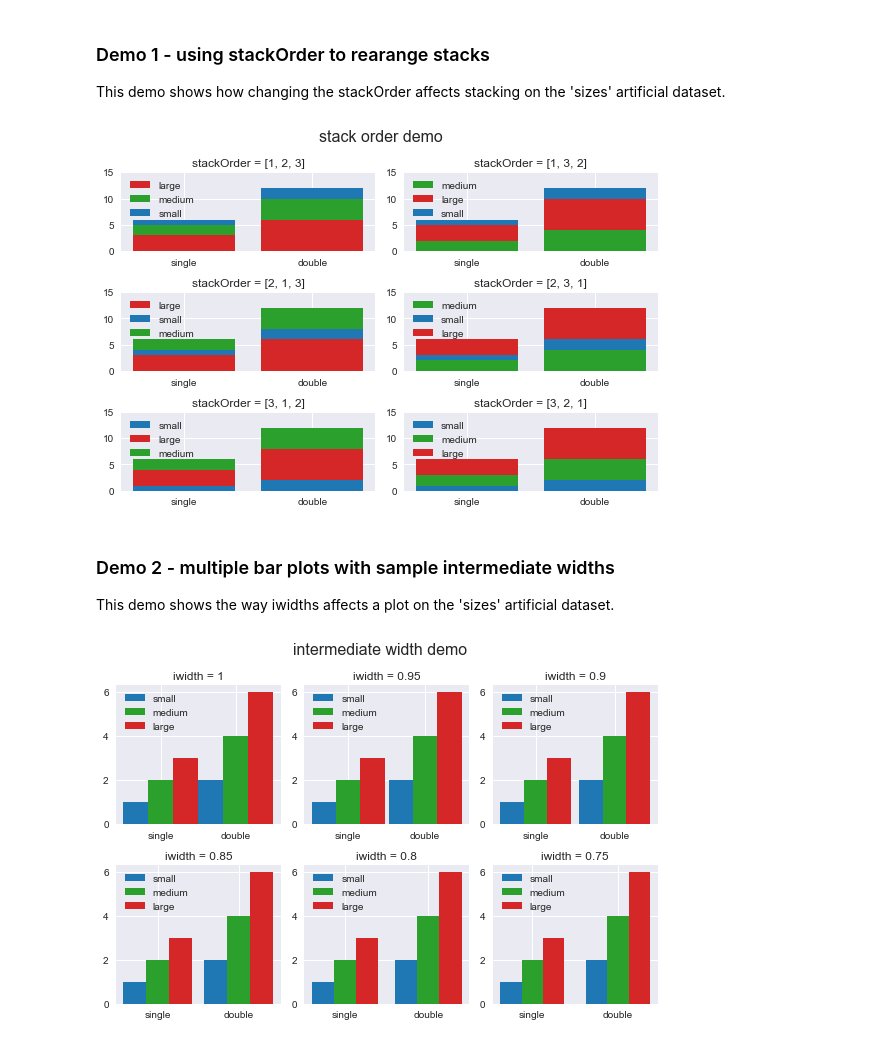
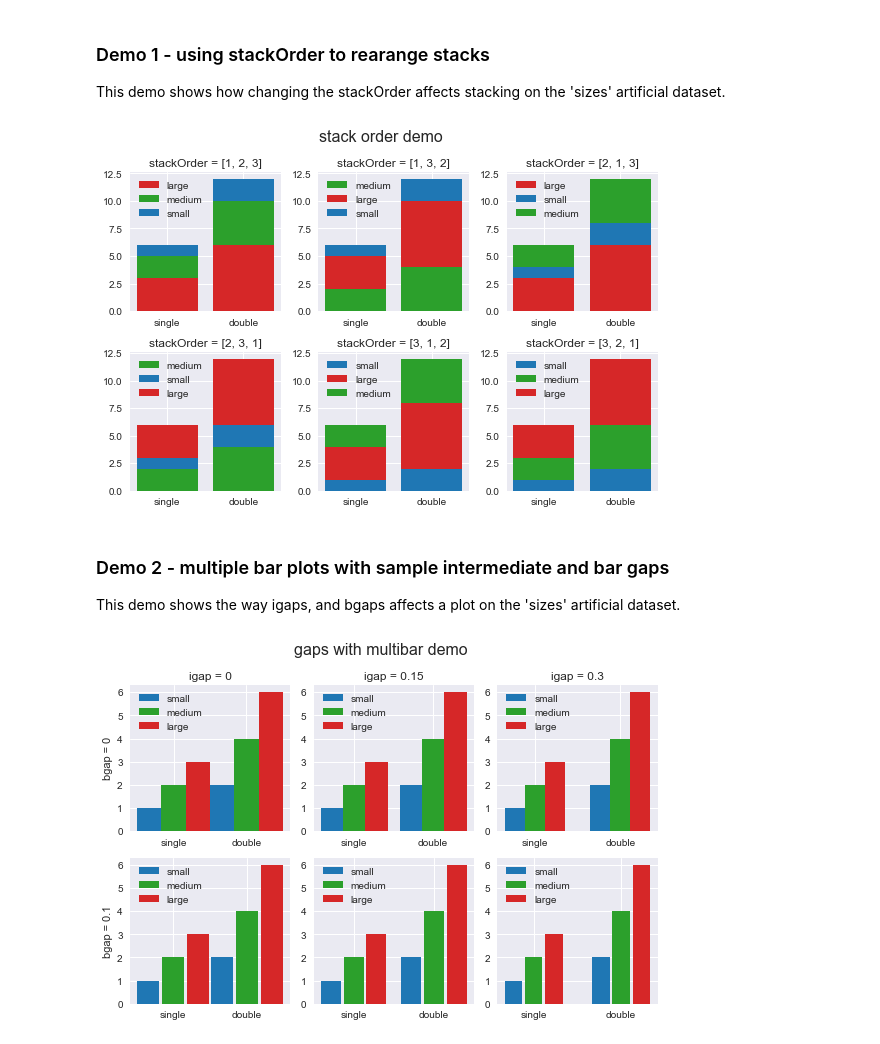
Before and after one commit to KonradPawlikowski-Individual/barplotUtils, a Jupyter notebook: Examples.ipynb, the cells around one changed output. Saved outputs shown, nothing was run; the diff lists cells and outputs as text; code cells hidden in the pictures.

```diff
--- a/Examples.ipynb
+++ b/Examples.ipynb
@@ -27,36 +27,43 @@ This demo shows how changing the stackOrder affects stacking on the 'sizes' arti
 # %%
 # possible stack orders
 perms = [[1,2,3],[1,3,2],[2,1,3],[2,3,1],[3,1,2],[3,2,1]]
 
 # plot
-fig, axs = plt.subplots(3,2)
+fig, axs = plt.subplots(2,3)
 axs = axs.flat
 for i in range(len(perms)):
     bpU.stackbar(axs[i], x=sizes.index, ys=sizes, stackOrder=perms[i], label=sizes.columns, color=colours)
     axs[i].set_title(f'stackOrder = {perms[i]}')
-    axs[i].set_ylim(0,15)
     axs[i].legend()
 fig.suptitle('stack order demo', fontsize=16)
 plt.tight_layout()
 plt.show()
 # %% [output]
-[figure, old version]
+[figure, new version]
 # %% [markdown]
-### Demo 2 - multiple bar plots with sample intermediate widths
-This demo shows the way iwidths affects a plot on the 'sizes' artificial dataset.
+### Demo 2 - multiple bar plots with sample intermediate and bar gaps
+This demo shows the way igaps, and bgaps affects a plot on the 'sizes' artificial dataset.
 # %%
 # sample iwidth values
-iwidths = [1,0.95,0.90,0.85,0.80,0.75]
+igaps = [0,0.15,0.3]*2
+bgaps = [0,0,0,0.1,0.1,0.1]
 
 # plot
 fig, axs = plt.subplots(2,3)
 axs = axs.flat
-for i in range(len(iwidths)):
-    bpU.multibar(axs[i], x=sizes.index, ys=sizes,iwidth=iwidths[i], label=sizes.columns, color=colours)
-    axs[i].set_title(f'iwidth = {iwidths[i]}')
+for i in range(len(igaps)):
+    bpU.multibar(axs[i], x=sizes.index, ys=sizes, igap=igaps[i],bgap=bgaps[i], label=sizes.columns, color=colours)
     axs[i].legend()
-fig.suptitle('intermediate width demo', fontsize=16)
+
+# nice labeling
+axs[0].set_title(f'igap = {igaps[0]}')
+axs[1].set_title(f'igap = {igaps[1]}')
+axs[2].set_title(f'igap = {igaps[2]}')
+axs[0].set_ylabel(f'bgap = {bgaps[0]}')
+axs[3].set_ylabel(f'bgap = {bgaps[3]}')
+
+fig.suptitle('gaps with multibar demo', fontsize=16)
 plt.tight_layout()
 plt.show()
 # %% [output]
-[figure, old version]
+[figure, new version]
```
Also changed, not shown: 1 other file.
